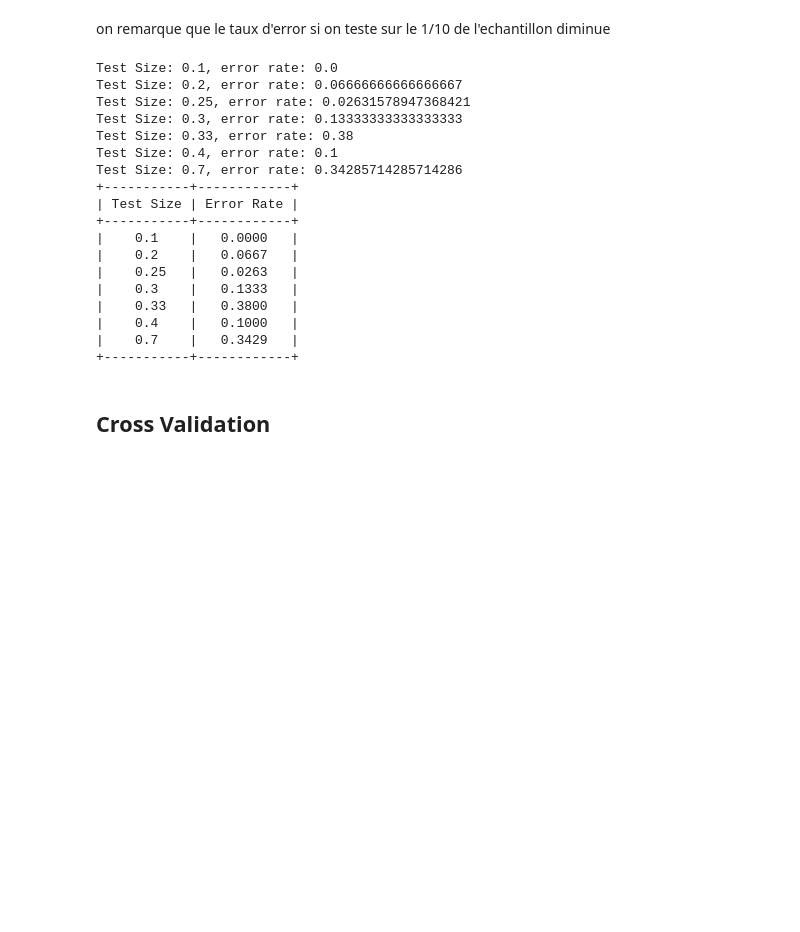
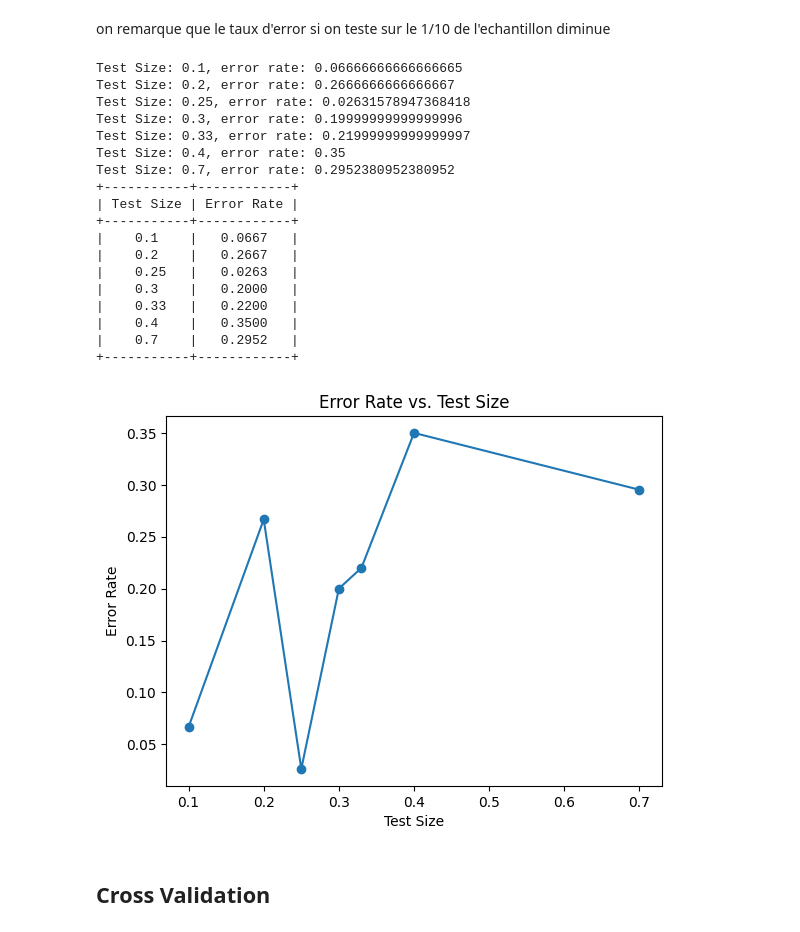
Before and after one commit to Hamza-benAmmar/tp3-ML, a Jupyter notebook: tp3_Data_mining_and_machine_learning.ipynb, the cells around one changed output. Cells and saved outputs as stored; diff of their text form; code cells hidden in the pictures; blank space fills up the shorter version.

```diff
--- a/tp3_Data_mining_and_machine_learning.ipynb
+++ b/tp3_Data_mining_and_machine_learning.ipynb
@@ -283,39 +283,53 @@ Taux d'erreur moyen pour t=1000: 0.12342999999999997
 on remarque que le taux d'error si on teste sur le 1/10 de l'echantillon diminue
 # %%
 #question 5
+from sklearn.metrics import accuracy_score
+
 test_sizes = [0.1,0.2, 0.25,0.3, 0.33, 0.4, 0.7]
 result_table = PrettyTable(['Test Size', 'Error Rate'])
-
+error_rates = []
 for test_size in test_sizes:
+    clf =  naive_bayes.MultinomialNB(fit_prior=True)
     # Split the data into training and testing sets
     X_train, X_test, y_train, y_test = train_test_split(
         irisData.data, irisData.target, test_size=test_size
     )
     clf.fit(X_train, y_train)
     predictions = clf.predict(X_test)
-    error = len(np.nonzero(predictions-y_test)[0])/len(y_test)
-    result_table.add_row([test_size, f"{error:.4f}"])
-    print(f"Test Size: {test_size}, error rate: {error}")
+    error_rate = 1 - accuracy_score(y_test, predictions)
+    error_rates.append(error_rate)
+    result_table.add_row([test_size, f"{error_rate:.4f}"])
+    print(f"Test Size: {test_size}, error rate: {error_rate}")
 print(result_table)
 # %% [output]
-Test Size: 0.1, error rate: 0.0
-Test Size: 0.2, error rate: 0.06666666666666667
-Test Size: 0.25, error rate: 0.02631578947368421
-Test Size: 0.3, error rate: 0.13333333333333333
-Test Size: 0.33, error rate: 0.38
-Test Size: 0.4, error rate: 0.1
-Test Size: 0.7, error rate: 0.34285714285714286
+Test Size: 0.1, error rate: 0.06666666666666665
+Test Size: 0.2, error rate: 0.2666666666666667
+Test Size: 0.25, error rate: 0.02631578947368418
+Test Size: 0.3, error rate: 0.19999999999999996
+Test Size: 0.33, error rate: 0.21999999999999997
+Test Size: 0.4, error rate: 0.35
+Test Size: 0.7, error rate: 0.2952380952380952
 +-----------+------------+
 | Test Size | Error Rate |
 +-----------+------------+
-|    0.1    |   0.0000   |
-|    0.2    |   0.0667   |
+|    0.1    |   0.0667   |
+|    0.2    |   0.2667   |
 |    0.25   |   0.0263   |
-|    0.3    |   0.1333   |
-|    0.33   |   0.3800   |
-|    0.4    |   0.1000   |
-|    0.7    |   0.3429   |
+|    0.3    |   0.2000   |
+|    0.33   |   0.2200   |
+|    0.4    |   0.3500   |
+|    0.7    |   0.2952   |
 +-----------+------------+
+# %%
+import matplotlib.pyplot as plt
+
+plt.plot(test_sizes, error_rates, marker='o')
+plt.title('Error Rate vs. Test Size')
+plt.xlabel('Test Size')
+plt.ylabel('Error Rate')
+plt.show()
+# %% [output]
+[figure, added]
 # %% [markdown]
 ## **Cross Validation**
 # %%
```
Also changed, not shown: parts of 8 cells of this notebook.
